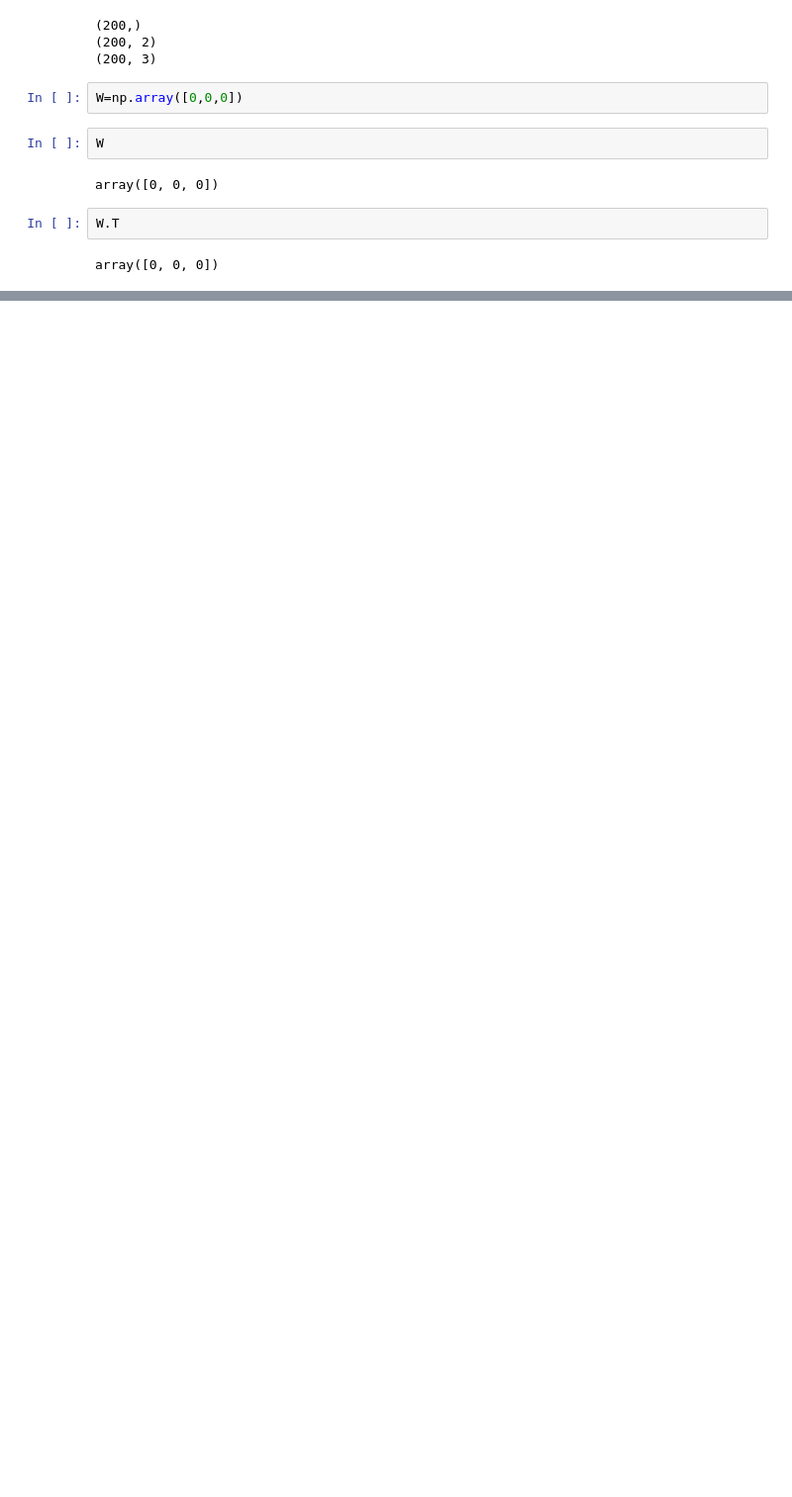
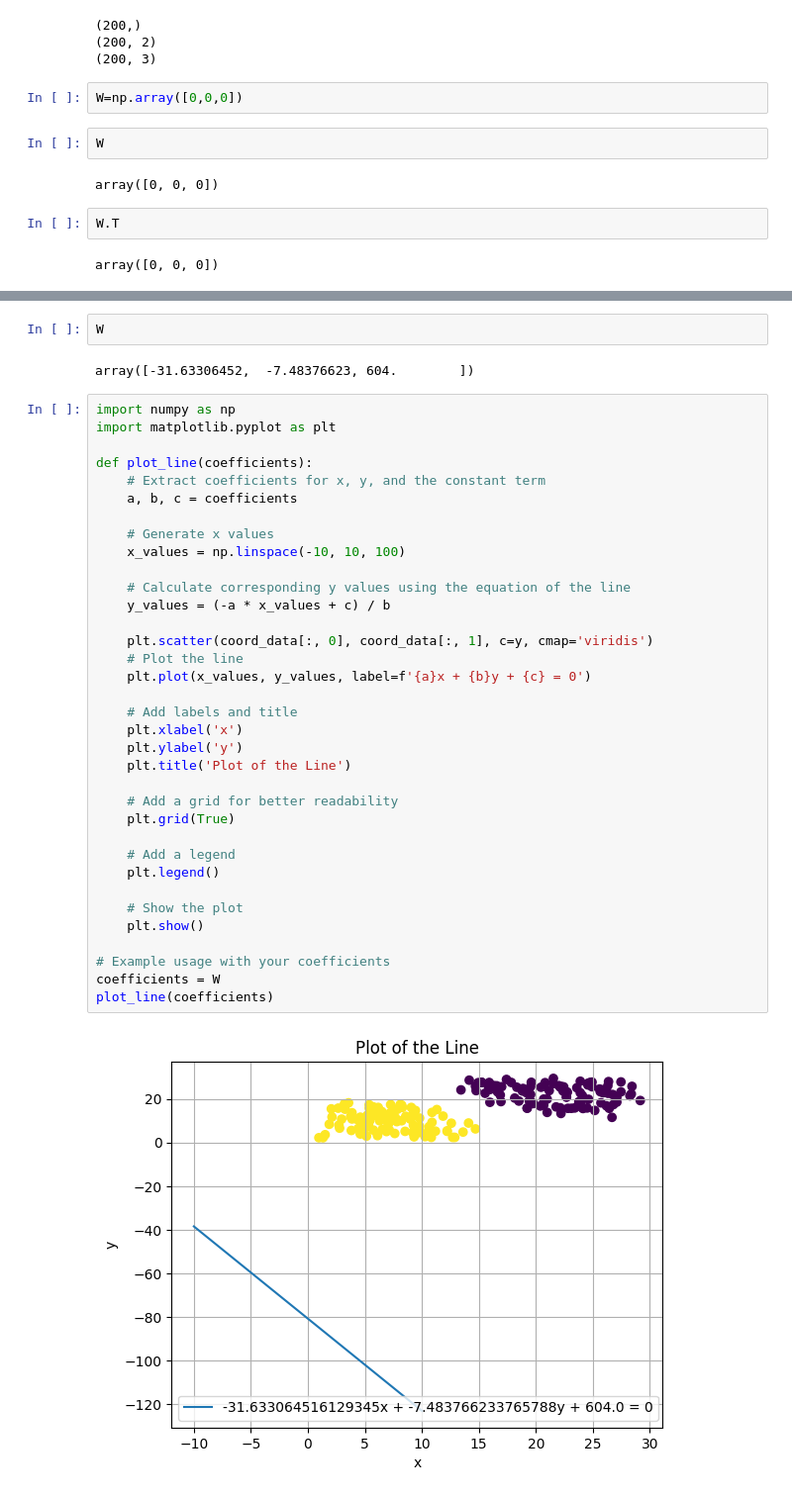
Before and after one commit to biswajit-github-2022/RKMVERI_2ND, a Jupyter notebook: class/ML/SS_assignments_3/gui_inputs.ipynb, the cells around one changed output, grey strips where cells are left out. Shown at 99% size. Cells and saved outputs as stored; diff of their text form; blank space fills up the shorter version.

```diff
--- a/class/ML/SS_assignments_3/gui_inputs.ipynb
+++ b/class/ML/SS_assignments_3/gui_inputs.ipynb
@@ -79,0 +78,41 @@ ValueError: shapes (1,2) and (3,) not aligned: 2 (dim 1) != 3 (dim 0)
+# %%
+W
+# %% [output]
+array([-31.63306452,  -7.48376623, 604.        ])
+# %%
+import numpy as np
+import matplotlib.pyplot as plt
+
+def plot_line(coefficients):
+    # Extract coefficients for x, y, and the constant term
+    a, b, c = coefficients
+
+    # Generate x values
+    x_values = np.linspace(-10, 10, 100)
+
+    # Calculate corresponding y values using the equation of the line
+    y_values = (-a * x_values + c) / b
+
+    plt.scatter(coord_data[:, 0], coord_data[:, 1], c=y, cmap='viridis')
+    # Plot the line
+    plt.plot(x_values, y_values, label=f'{a}x + {b}y + {c} = 0')
+
+    # Add labels and title
+    plt.xlabel('x')
+    plt.ylabel('y')
+    plt.title('Plot of the Line')
+
+    # Add a grid for better readability
+    plt.grid(True)
+
+    # Add a legend
+    plt.legend()
+
+    # Show the plot
+    plt.show()
+
+# Example usage with your coefficients
+coefficients = W
+plot_line(coefficients)
+# %% [output]
+[figure, added]
```
Also changed, not shown: parts of 2 cells of this notebook.
